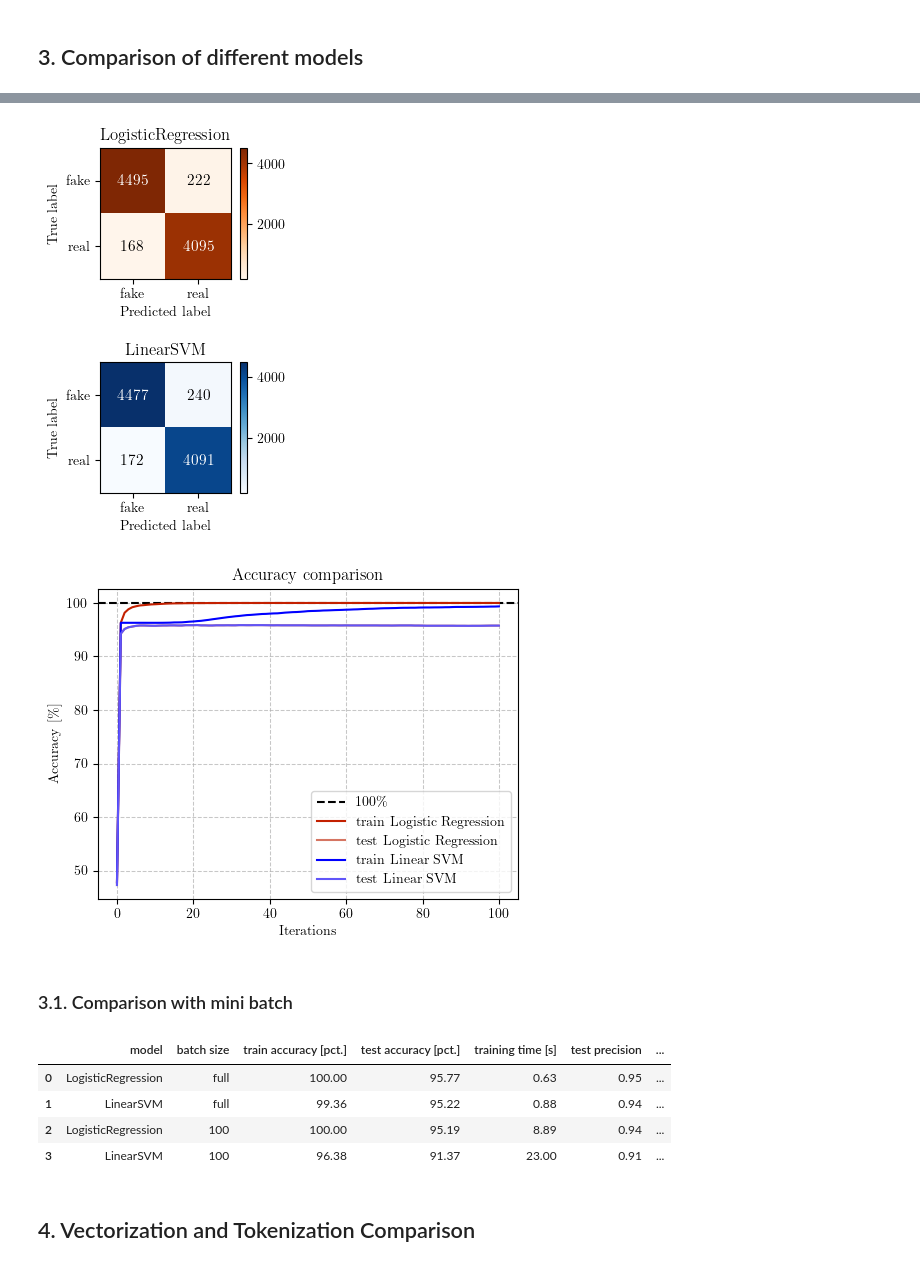
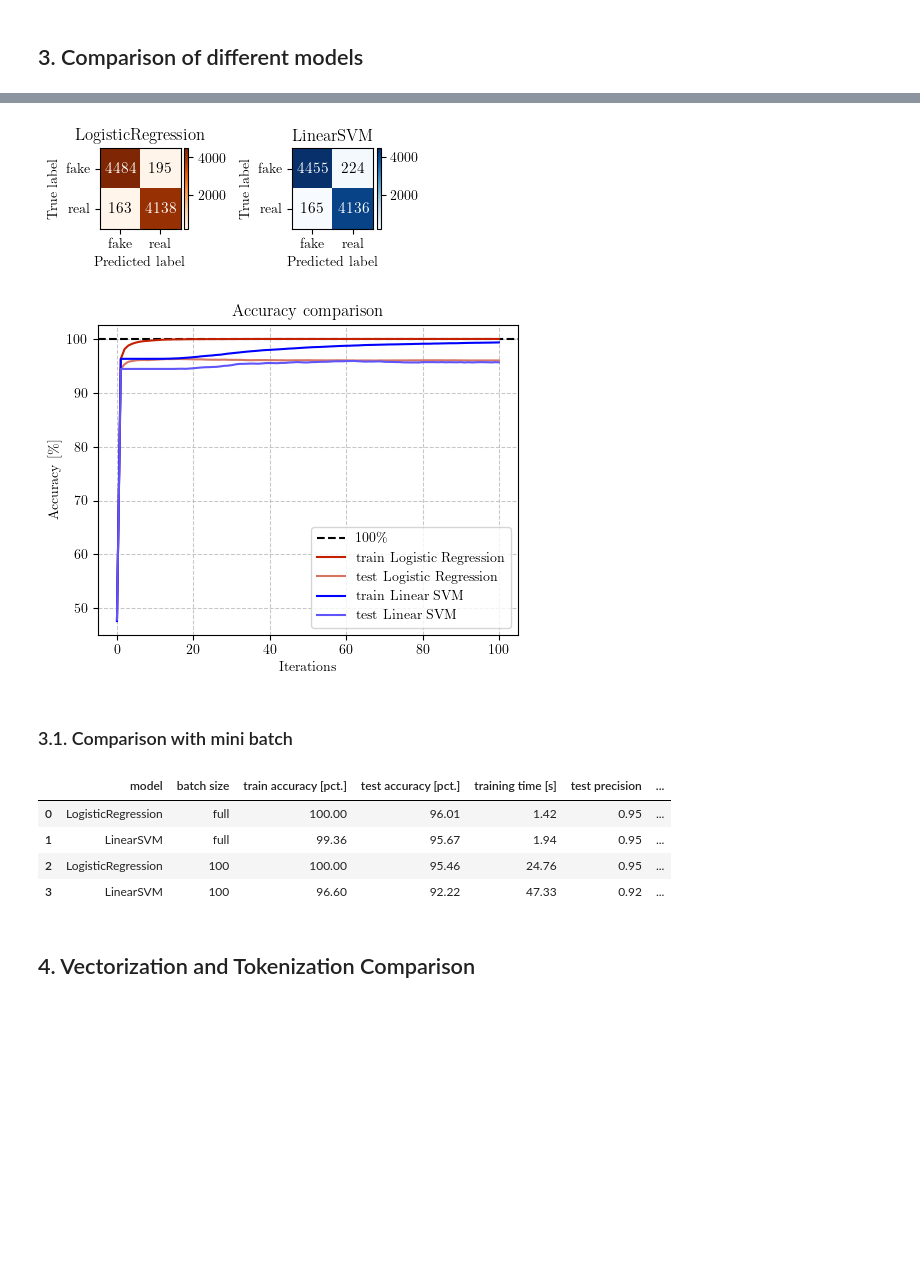
Before and after one commit to PH875/FakeNewsDetection_Project, a Jupyter notebook: fakenews_detection.ipynb, the cells around one changed output, grey strips where cells are left out. Cells and saved outputs as stored; diff of their text form; code cells hidden in the pictures; blank space fills up the shorter version.

```diff
--- a/fakenews_detection.ipynb
+++ b/fakenews_detection.ipynb
@@ -1,7 +1,7 @@
 # %%
-USE_TEX=True # Set to true to activate latex plots. This requires an installed latex distribution on the device
-SAVE_PLOTS=True # whether to save the plots created in this notebook
-SAVE_TABLES=True # whether to save the tables created in this notebook
+USE_TEX=False # Set to true to activate latex plots. This requires an installed latex distribution on the device
+SAVE_PLOTS=False # whether to save the plots created in this notebook
+SAVE_TABLES=False # whether to save the tables created in this notebook
 # %%
 #Enable autoreloading of imported modules
 %load_ext autoreload
@@ -179,21 +182,21 @@ results_df
 # %%
 from courselib.utils.metrics import binary_confusion_matrix, plot_confusion_matrix
 
 # Plot confusion matrices:
 
-fig,ax=plt.subplots(2,1, figsize=(3,4))
+fig,ax=plt.subplots(1,2, figsize=(4,3)) #Revert
 plot_confusion_matrix(binary_confusion_matrix(y_true=Y_test, y_pred=model_LR(X_test), plot=False),ax=ax[0], cmap='Oranges', show_plt=False, class_names=['fake', 'real'], rotation=0, ha='center')
 plot_confusion_matrix(binary_confusion_matrix(y_true=Y_test_neg, y_pred=model_SVM(X_test), plot=False, labels=[-1,1]),cmap='Blues',ax=ax[1], show_plt=False,class_names=['fake', 'real'], rotation=0, ha='center')
 ax[0].set_title('LogisticRegression')
 ax[1].set_title('LinearSVM')
 plt.tight_layout()
 # plt.suptitle("Confusion Matrices", fontsize=15)
 plt.subplots_adjust(top=.9)
 if SAVE_PLOTS: # save figure
     plt.savefig('figures/model_comparison_confusion_matrices.pdf', format='pdf')
 plt.show()
 # %% [output]
-[figure, old version]
+[figure, new version]
 # %%
 #Plot
 fig,ax=plt.subplots(figsize=(5,4))
@@ -201,7 +204,7 @@ ax.axhline(y=100, color='black', linestyle='--', label='100\%') #horizontal line
 ax.plot(range(len(metrics_history_LR['train accuracy'])),metrics_history_LR['train accuracy'], label="train Logistic Regression", color="#C32000")
 ax.plot(range(len(metrics_history_LR['test accuracy'])),metrics_history_LR['test accuracy'], label="test Logistic Regression", color="#D57562")
 ax.plot(range(len(metrics_history_SVM['train accuracy'])),metrics_history_SVM['train accuracy'], label="train Linear SVM", color="#0000FF")
-ax.plot(range(len(metrics_history_SVM['test accuracy'])),metrics_history_LR['test accuracy'], label="test Linear SVM", color="#6055F9")
+ax.plot(range(len(metrics_history_SVM['test accuracy'])),metrics_history_SVM['test accuracy'], label="test Linear SVM", color="#6055F9")
 
 # Turn on minor ticks
 # ax.minorticks_on()
@@ -217,7 +220,7 @@ plt.tight_layout()
 if SAVE_PLOTS: # save figure
     plt.savefig('figures/model_comparison_accuracy_evolution.pdf', format='pdf')
 # %% [output]
-[figure, old version]
+[figure, new version]
 # %% [markdown]
 ### 3.1. Comparison with mini batch
 # %%
@@ -267,10 +270,10 @@ if SAVE_TABLES:
 results_df
 # %% [output]
 |  | model | batch size | train accuracy [pct.] | test accuracy [pct.] | training time [s] | test precision | ... |
-| 0 | LogisticRegression | full | 100.00 | 95.77 | 0.63 | 0.95 | ... |
-| 1 | LinearSVM | full | 99.36 | 95.22 | 0.88 | 0.94 | ... |
-| 2 | LogisticRegression | 100 | 100.00 | 95.19 | 8.89 | 0.94 | ... |
-| 3 | LinearSVM | 100 | 96.38 | 91.37 | 23.00 | 0.91 | ... |
+| 0 | LogisticRegression | full | 100.00 | 96.01 | 1.42 | 0.95 | ... |
+| 1 | LinearSVM | full | 99.36 | 95.67 | 1.94 | 0.95 | ... |
+| 2 | LogisticRegression | 100 | 100.00 | 95.46 | 24.76 | 0.95 | ... |
+| 3 | LinearSVM | 100 | 96.60 | 92.22 | 47.33 | 0.92 | ... |
 # %% [markdown]
 ## 4. Vectorization and Tokenization Comparison
 # %% [markdown]
```
Also changed, not shown: parts of 13 cells of this notebook, 3 other files.
